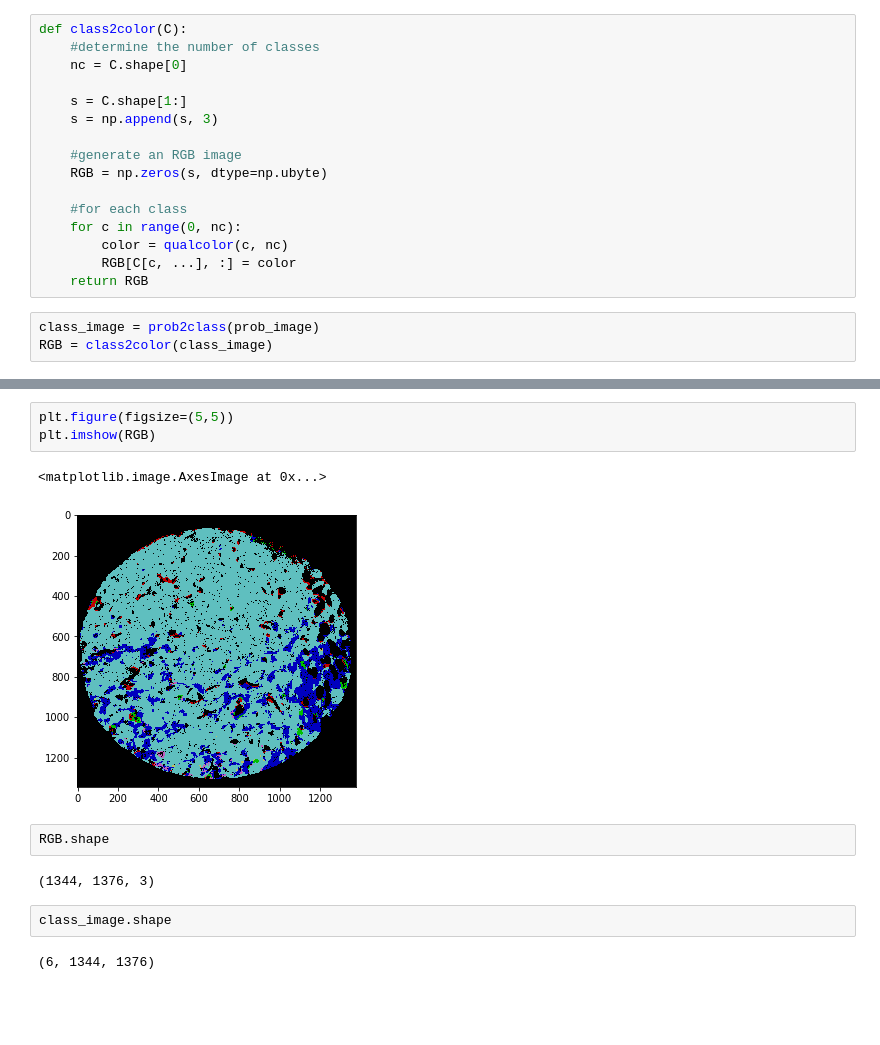
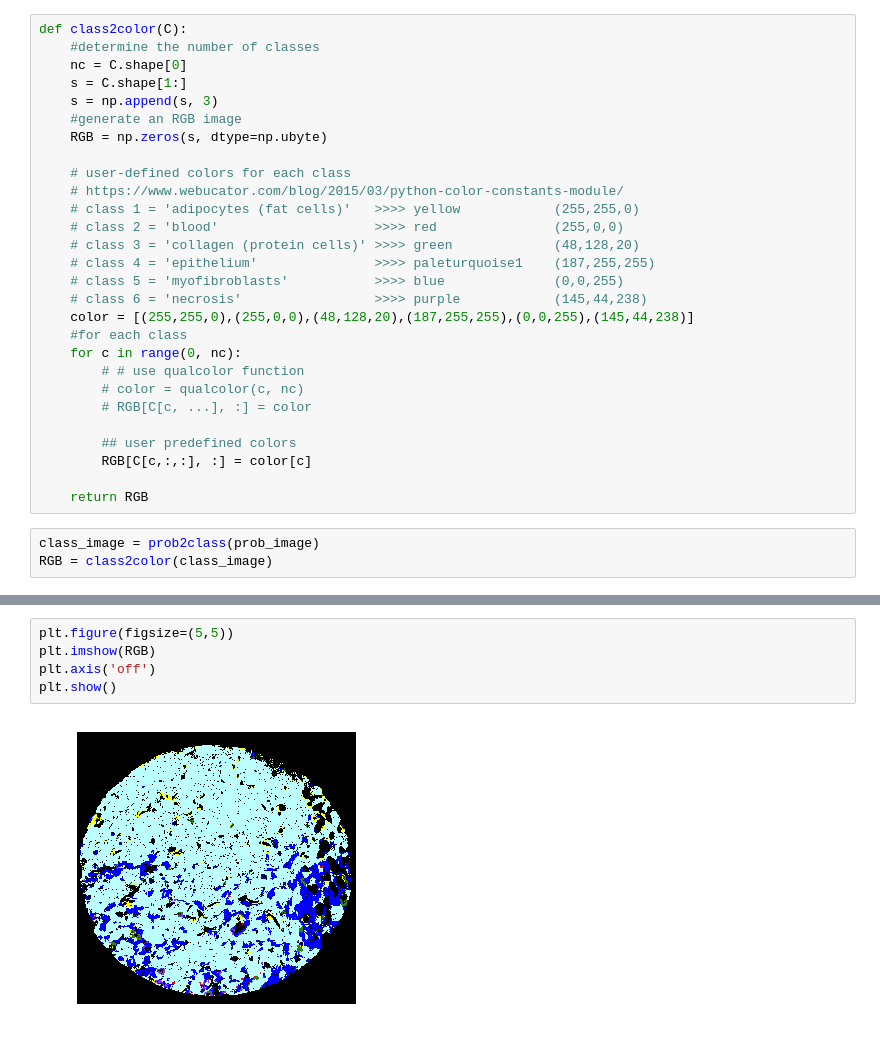
Before and after one commit to lotfollahi/Capstone_Project, a Jupyter notebook: code/predict.ipynb, the cells around one changed output, grey strips where cells are left out. Saved outputs shown, nothing was run; the diff lists cells and outputs as text; blank space fills up the shorter version.

```diff
--- a/code/predict.ipynb
+++ b/code/predict.ipynb
@@ -136,17 +139,29 @@ def qualcolor(c, N):
 def class2color(C):
     #determine the number of classes
     nc = C.shape[0]
-
     s = C.shape[1:]
     s = np.append(s, 3)
-
     #generate an RGB image
     RGB = np.zeros(s, dtype=np.ubyte)
 
+    # user-defined colors for each class
+    # https://www.webucator.com/blog/2015/03/python-color-constants-module/
+    # class 1 = 'adipocytes (fat cells)'   >>>> yellow            (255,255,0)
+    # class 2 = 'blood'                    >>>> red               (255,0,0)
+    # class 3 = 'collagen (protein cells)' >>>> green             (48,128,20)
+    # class 4 = 'epithelium'               >>>> paleturquoise1    (187,255,255)
+    # class 5 = 'myofibroblasts'           >>>> blue              (0,0,255)
+    # class 6 = 'necrosis'                 >>>> purple            (145,44,238)
+    color = [(255,255,0),(255,0,0),(48,128,20),(187,255,255),(0,0,255),(145,44,238)]
     #for each class
     for c in range(0, nc):
-        color = qualcolor(c, nc)
-        RGB[C[c, ...], :] = color
+        # # use qualcolor function
+        # color = qualcolor(c, nc)
+        # RGB[C[c, ...], :] = color
+
+        ## user predefined colors
+        RGB[C[c,:,:], :] = color[c]
+
     return RGB
 # %%
 class_image = prob2class(prob_image)
@@ -154,14 +173,7 @@ RGB = class2color(class_image)
 # %%
 plt.figure(figsize=(5,5))
 plt.imshow(RGB)
+plt.axis('off')
+plt.show()
 # %% [output]
-<matplotlib.image.AxesImage at 0x...>
-[figure, old version]
+[figure, new version]
-# %%
-RGB.shape
-# %% [output]
-(1344, 1376, 3)
-# %%
-class_image.shape
-# %% [output]
-(6, 1344, 1376)
```
Also changed, not shown: parts of 9 cells of this notebook, 3 other files.
